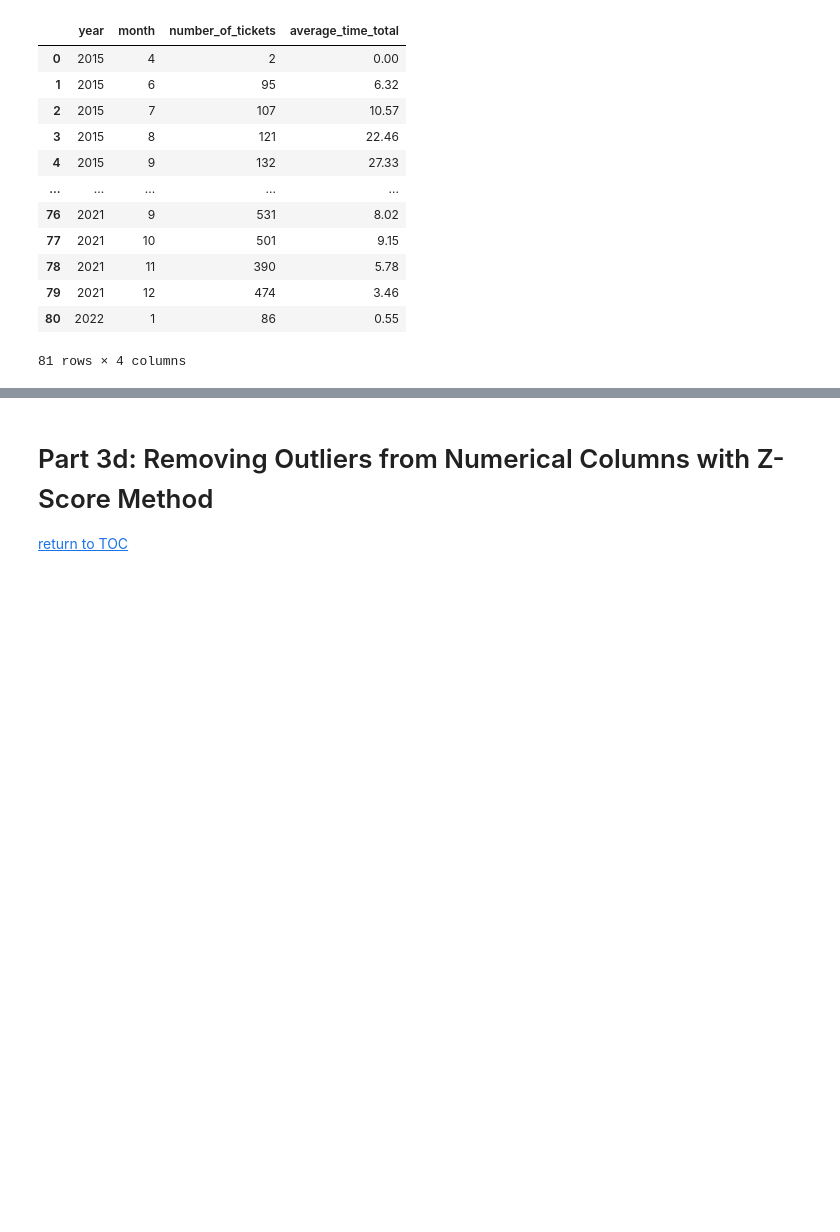
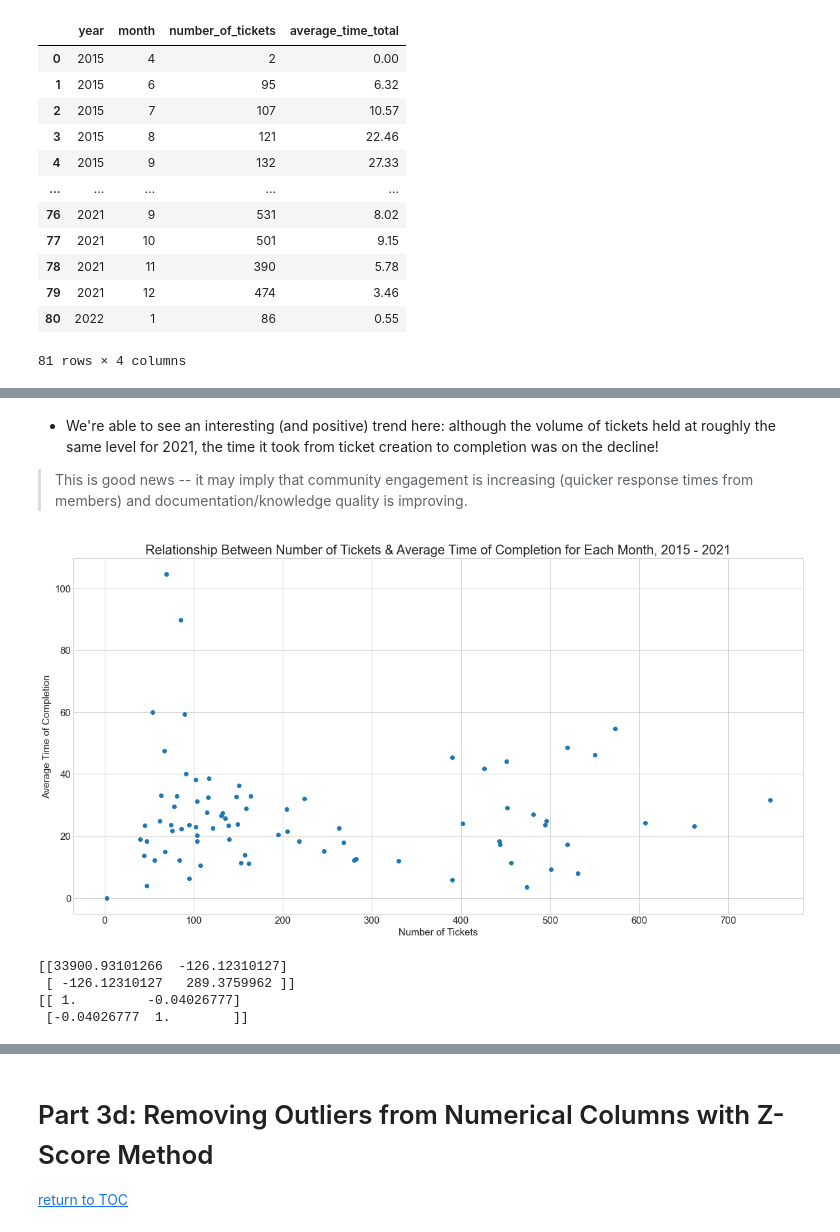
Before and after one commit to AmirZahre/Github_Org_Repo_Analysis, a Jupyter notebook: astronomer_V1.ipynb, the cells around one changed output, grey strips where cells are left out. Cells and saved outputs as stored; diff of their text form; code cells hidden in the pictures; blank space fills up the shorter version.

```diff
--- a/astronomer_V1.ipynb
+++ b/astronomer_V1.ipynb
@@ -755,0 +731,28 @@ plt.show()
+# %% [markdown]
+* We're able to see an interesting (and positive) trend here: although the volume of tickets held at roughly the same level for 2021, the time it took from ticket creation to completion was on the decline!
+> This is good news -- it may imply that community engagement is increasing (quicker response times from members) and documentation/knowledge quality is improving.
+# %%
+fig, ax = plt.subplots(nrows=1, ncols=1, figsize=(20,10))
+
+
+x = monthly_ticket_time_all['number_of_tickets']
+y = monthly_ticket_time_all['average_time_total']
+
+plt.scatter(x, y)
+
+plt.title('Relationship Between Number of Tickets & Average Time of Completion for Each Month, 2015 - 2021', fontsize=20)
+plt.xlabel('Number of Tickets')
+plt.ylabel('Average Time of Completion')
+
+pyplot.show()
+
+covariance = np.cov(x, y)
+correlation = np.corrcoef(x,y)
+print(covariance)
+print(correlation)
+# %% [output]
+[figure, added]
+[[33900.93101266  -126.12310127]
+ [ -126.12310127   289.3759962 ]]
+[[ 1.         -0.04026777]
+ [-0.04026777  1.        ]]
```
Also changed, not shown: parts of 17 cells of this notebook.
